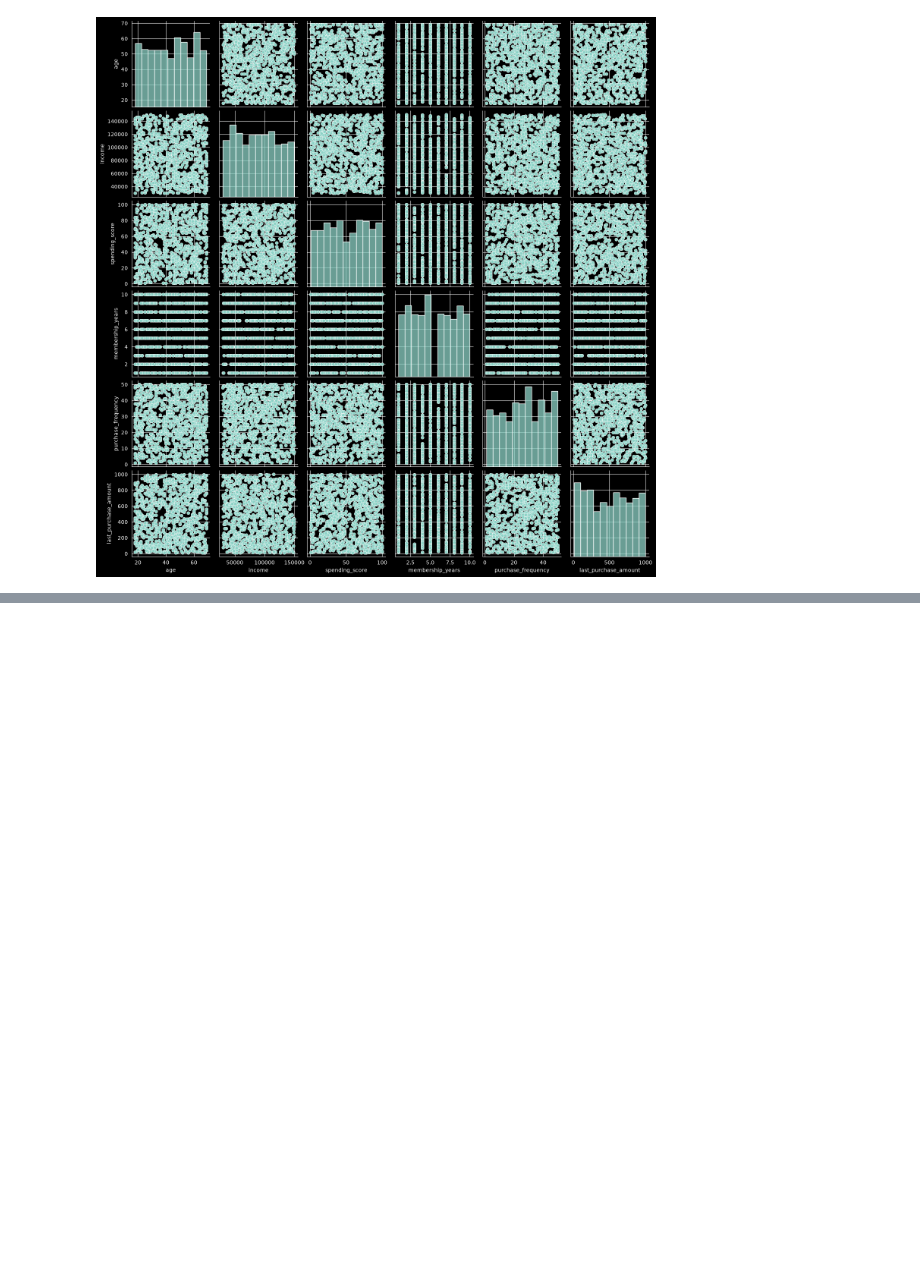
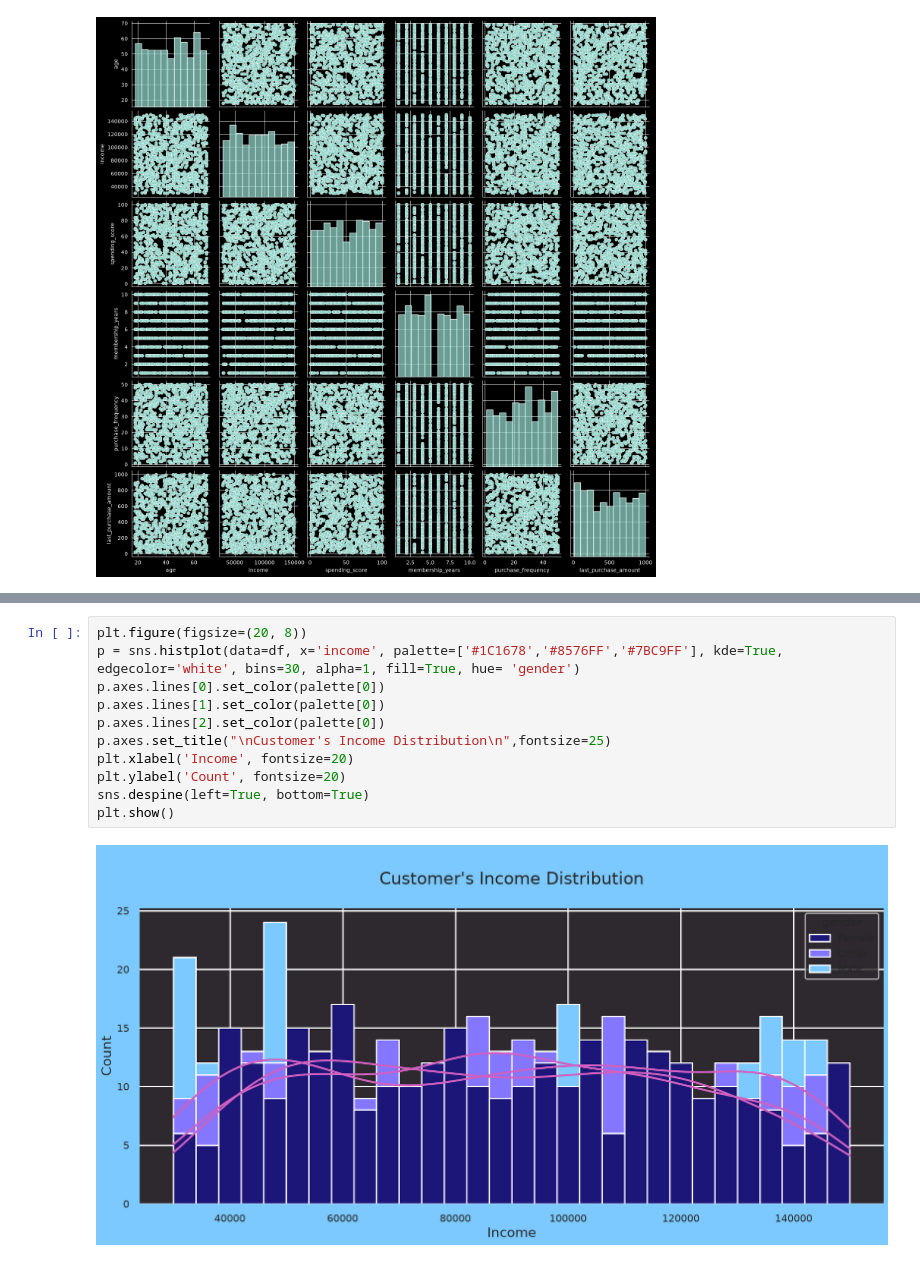
Before and after one commit to rzadrzi/customer-segmentation, a Jupyter notebook: customer_segmentation.ipynb, the cells around one changed output, grey strips where cells are left out. Cells and saved outputs as stored; diff of their text form; blank space fills up the shorter version.

Commit message:
feat: Add customer income distribution

```diff
--- a/customer_segmentation.ipynb
+++ b/customer_segmentation.ipynb
@@ -112,0 +116,13 @@ plt.show()
+# %%
+plt.figure(figsize=(20, 8))
+p = sns.histplot(data=df, x='income', palette=['#1C1678','#8576FF','#7BC9FF'], kde=True, edgecolor='white', bins=30, alpha=1, fill=True, hue= 'gender')
+p.axes.lines[0].set_color(palette[0])
+p.axes.lines[1].set_color(palette[0])
+p.axes.lines[2].set_color(palette[0])
+p.axes.set_title("\nCustomer's Income Distribution\n",fontsize=25)
+plt.xlabel('Income', fontsize=20)
+plt.ylabel('Count', fontsize=20)
+sns.despine(left=True, bottom=True)
+plt.show()
+# %% [output]
+[figure, added]
```
Also changed, not shown: parts of 2 cells of this notebook.
